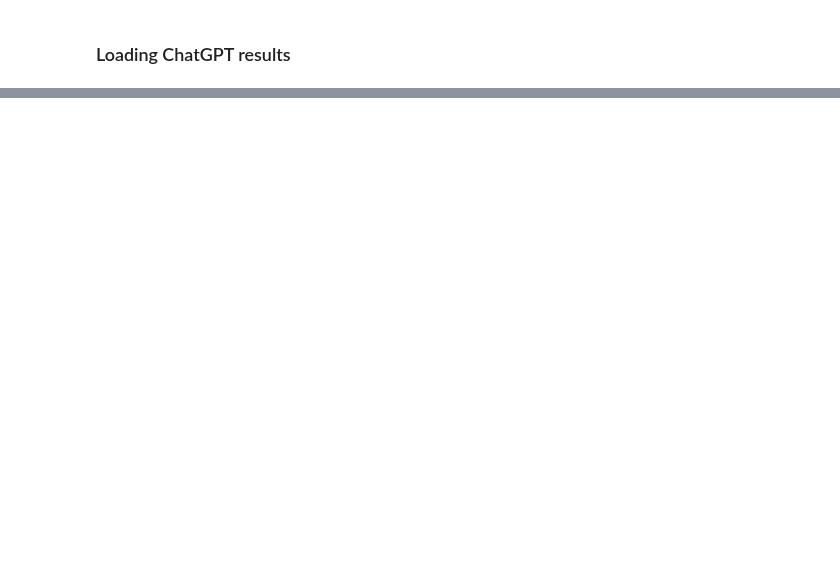
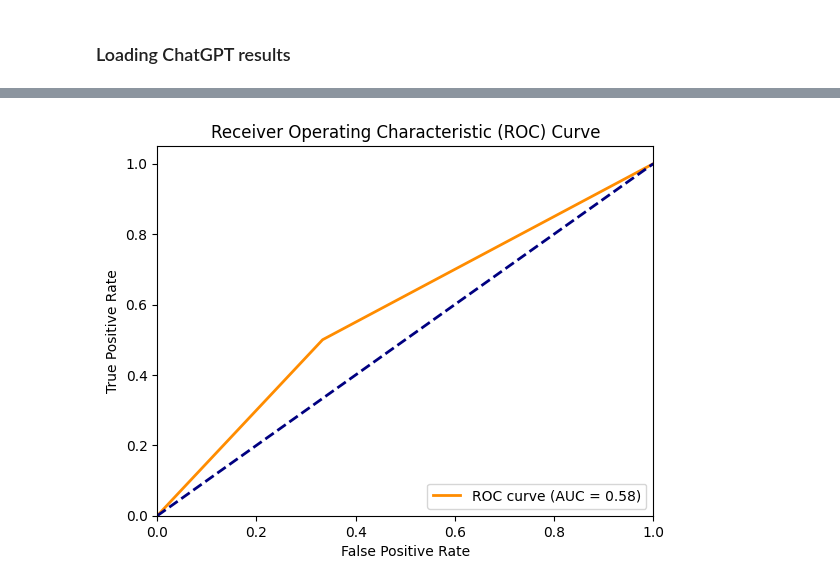
Before and after one commit to SoftwareStackLukas/LLMbasedRedundancyAnalysis, a Jupyter notebook: redundanciesbyannotations/redundant_main_part_benefit_results.ipynb, the cells around one changed output, grey strips where cells are left out. Cells and saved outputs as stored; diff of their text form; code cells hidden in the pictures; blank space fills up the shorter version.

```diff
--- a/redundanciesbyannotations/redundant_main_part_benefit_results.ipynb
+++ b/redundanciesbyannotations/redundant_main_part_benefit_results.ipynb
@@ -81,0 +99,24 @@ redundancy-model-gpt-4-turbo
+# %%
+ground_truth = [1, 0, 0, 0, 1] ## --> Need to be determined && use maybe numpy (need to look if the metrics work with it)?
+predicted_labels = [1, 0, 0, 1, 0] ## --> Need to be determined  (need to look if the metrics work with it)?
+
+precision_3_5_turbo = precision_score(ground_truth, predicted_labels)
+recall_3_5_turbo = recall_score(ground_truth, predicted_labels)
+f1_3_5_turbo = f1_score(ground_truth, predicted_labels)
+accuracy_3_5_turbo = accuracy_score(ground_truth, predicted_labels)
+
+# Specificity -- implement
+# False Positive Rate -- implement
+
+#Confusion Matrix
+conf_matrix_3_5_turbo = confusion_matrix(ground_truth, predicted_labels)
+conf_matrix_norm_3_5_turbo = conf_matrix_3_5_turbo.astype('float') / conf_matrix_3_5_turbo.sum(axis=1)[:, np.newaxis]
+
+###Check the following if I did it correctly
+### Use maybe roc_auc_score
+#ROC Curve and AUC-ROC
+fpr_3_5_turbo, tpr_3_5_turbo, thresholds_3_5_turbo = roc_curve(ground_truth, predicted_labels)
+roc_auc_3_5_turbo = auc(fpr_3_5_turbo, tpr_3_5_turbo)
+# Precision-Recall Curve and AUC-PR
+precision_3_5_turbo, recall_3_5_turbo, __3_5_turbo = precision_recall_curve(ground_truth, predicted_labels)
+pr_auc = auc(recall_3_5_turbo, precision_3_5_turbo)
@@ -81,0 +147,13 @@ redundancy-model-gpt-4-turbo
+# %%
+plt.figure()
+plt.plot(fpr_3_5_turbo, tpr_3_5_turbo, color='darkorange', lw=2, label='ROC curve (AUC = %0.2f)' % roc_auc)
+plt.plot([0, 1], [0, 1], color='navy', lw=2, linestyle='--')
+plt.xlim([0.0, 1.0])
+plt.ylim([0.0, 1.05])
+plt.xlabel('False Positive Rate')
+plt.ylabel('True Positive Rate')
+plt.title('Receiver Operating Characteristic (ROC) Curve')
+plt.legend(loc="lower right")
+plt.show()
+# %% [output]
+[figure, added]
```
Also changed, not shown: parts of 18 cells of this notebook.
